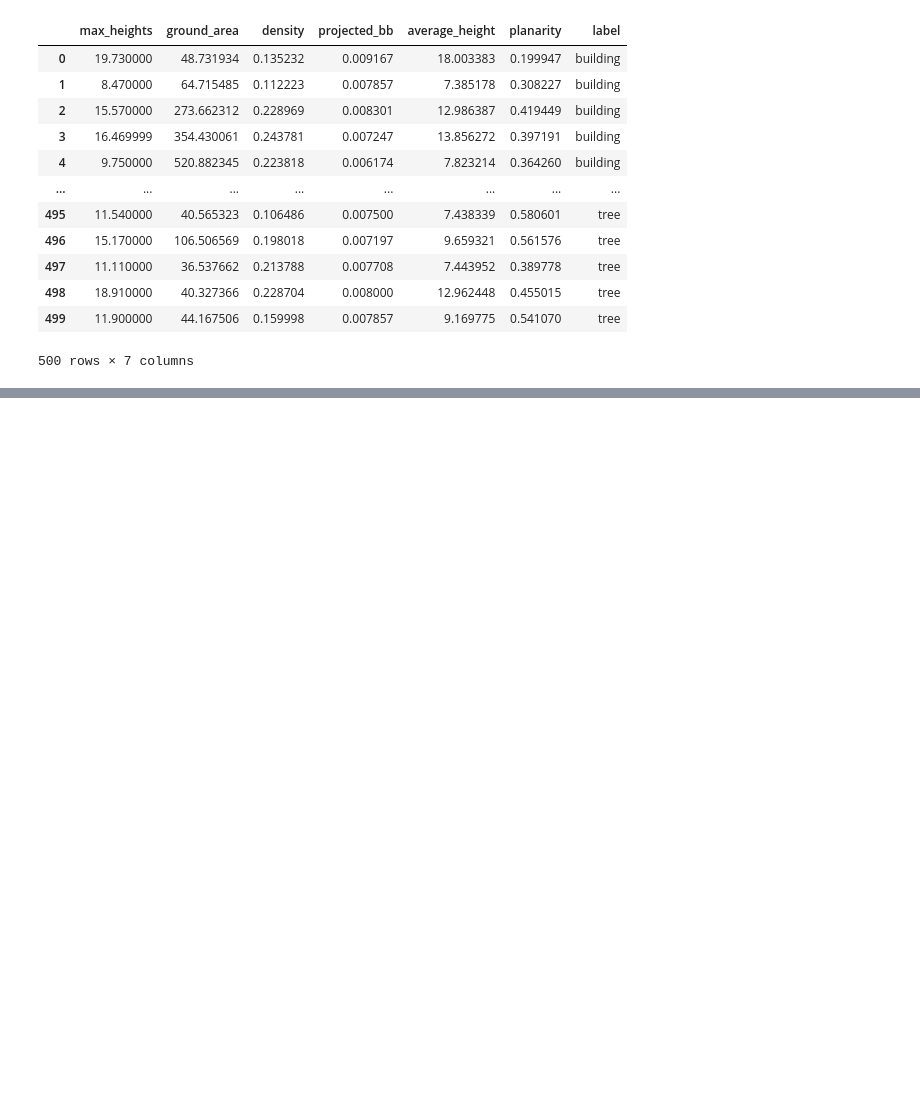
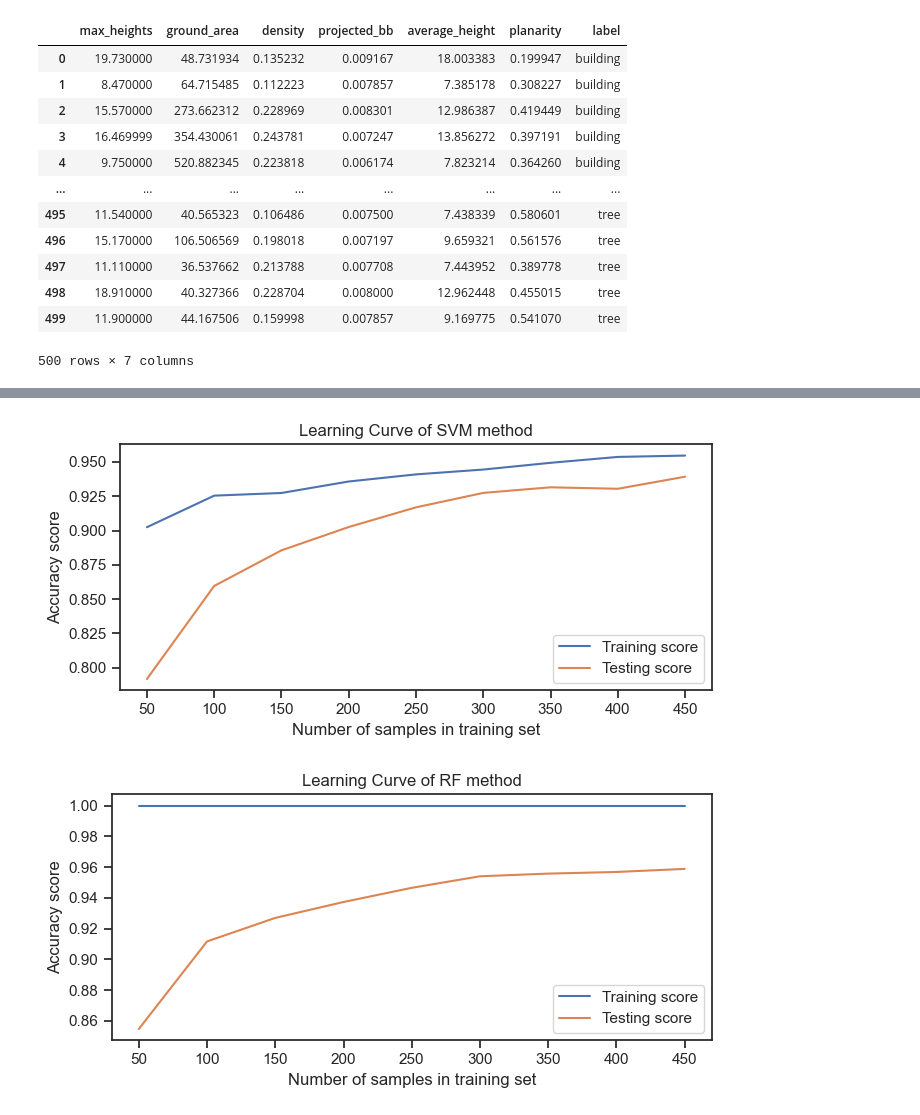
Before and after one commit to shreyakejriwal02/GEO5017_Group_13, a Jupyter notebook: Assignment_2_paolo.ipynb, the cells around one changed output, grey strips where cells are left out. Saved outputs shown, nothing was run; the diff lists cells and outputs as text; code cells hidden in the pictures; blank space fills up the shorter version.

```diff
--- a/Assignment_2_paolo.ipynb
+++ b/Assignment_2_paolo.ipynb
@@ -563,0 +161,6 @@ The best mean per class accuracy is 0.986 with:
+# %%
+functions.learning_curve_viz(X, y, 'SVM')
+functions.learning_curve_viz(X, y, 'RF')
+# %% [output]
+[figure, added]
+[figure, added]
```
Also changed, not shown: parts of 19 cells of this notebook, 2 other files.
